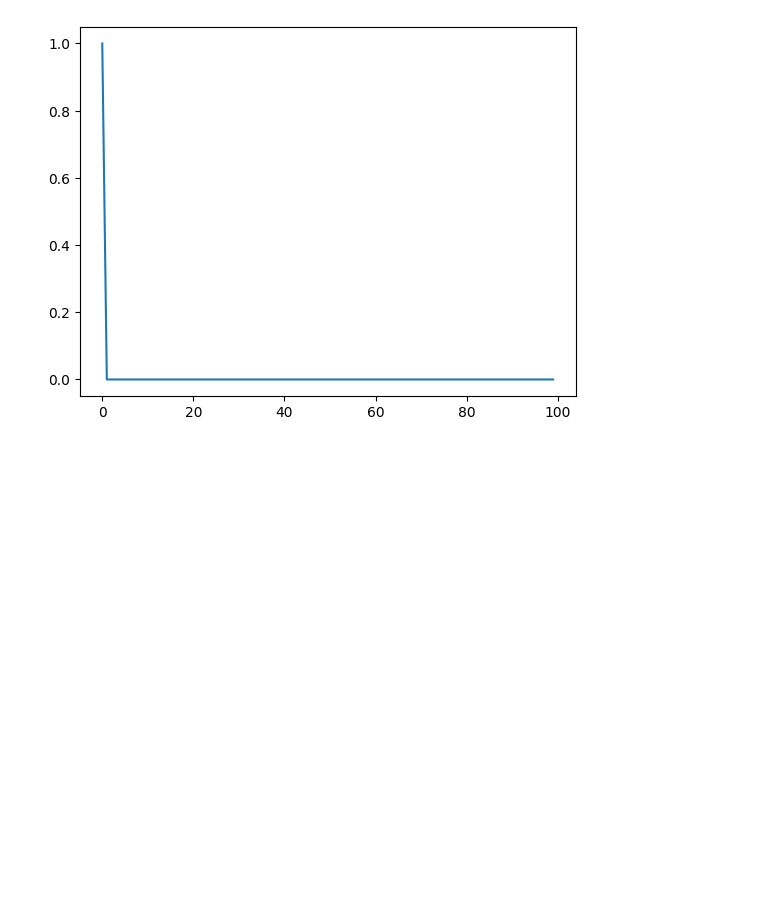
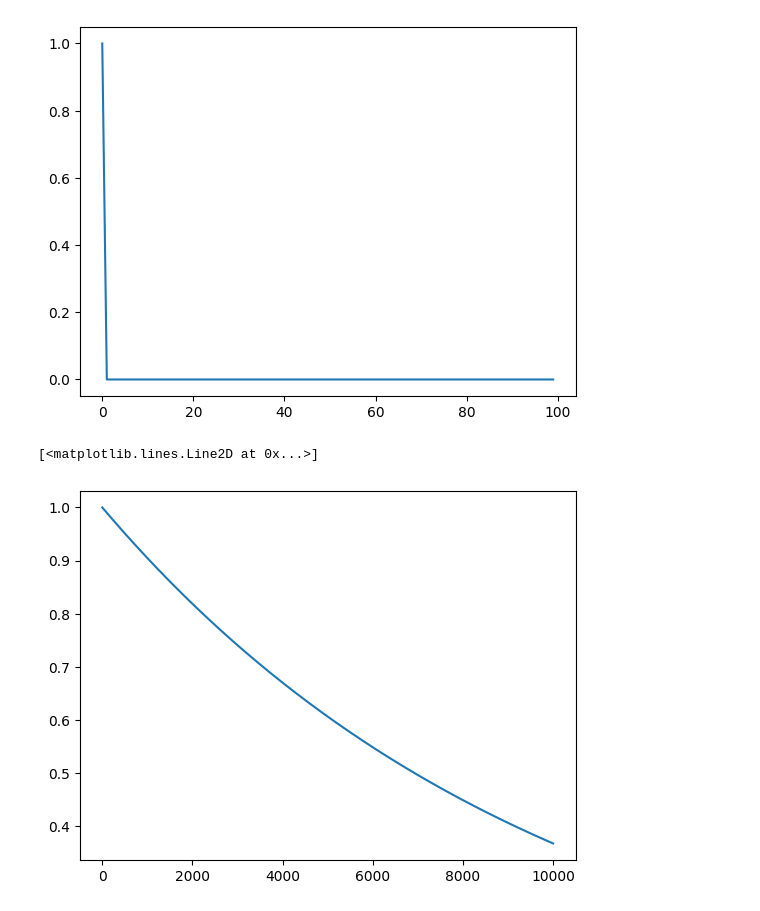
Before and after one commit to gvlos/SwitchFL, a Jupyter notebook: plot.ipynb, the cells around one changed output. Saved outputs shown, nothing was run; the diff lists cells and outputs as text; code cells hidden in the pictures; blank space fills up the shorter version.

```diff
--- a/plot.ipynb
+++ b/plot.ipynb
@@ -17,3 +17,9 @@ plt.plot(arrived_trains["x"])
 # %% [output]
 [<matplotlib.lines.Line2D at 0x...>]
 [figure]
+# %%
+decay = 1 * (0.9999 ** np.arange(10000))
+plt.plot(decay)
+# %% [output]
+[<matplotlib.lines.Line2D at 0x...>]
+[figure, added]
```
Also changed, not shown: parts of 1 cell of this notebook, 5 other files.
